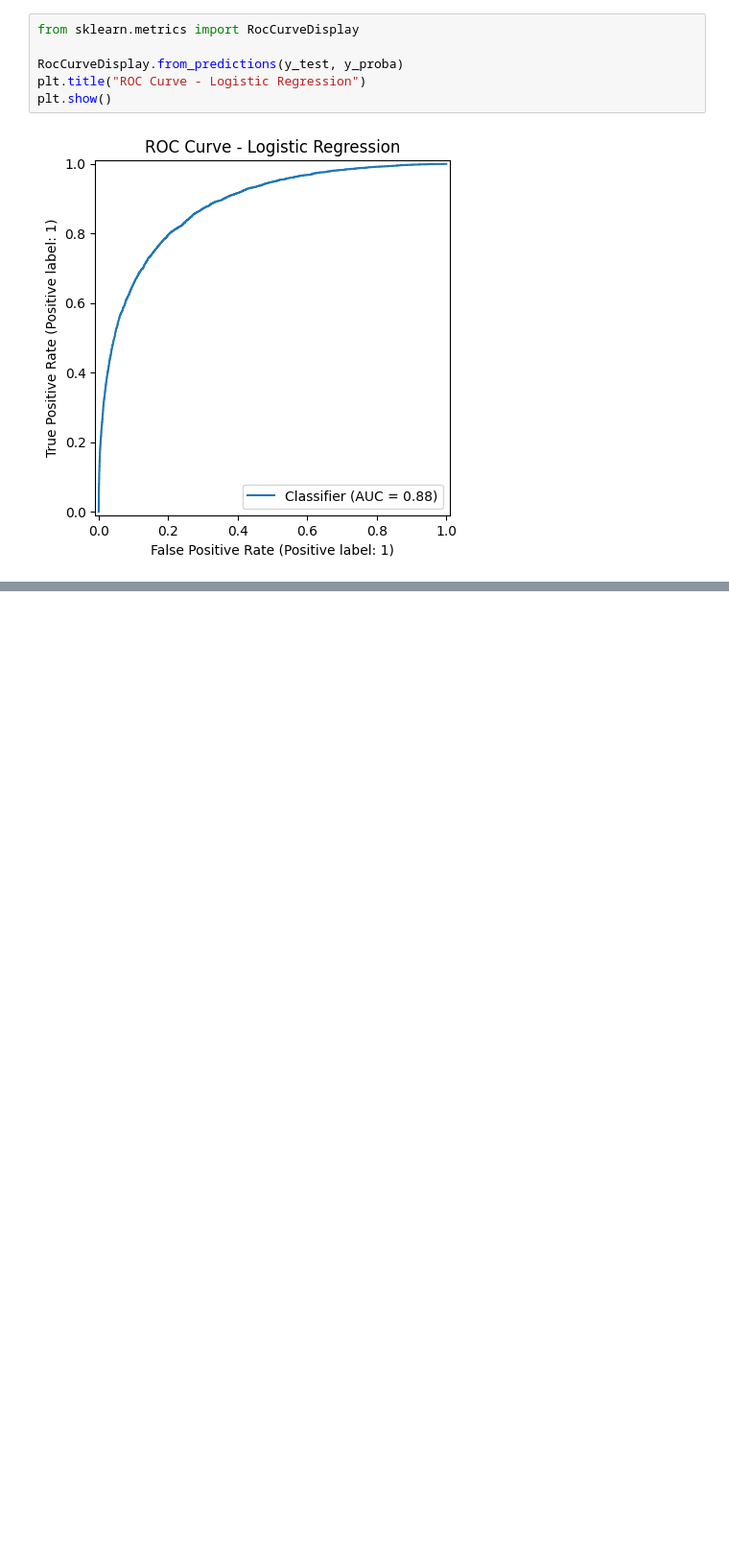
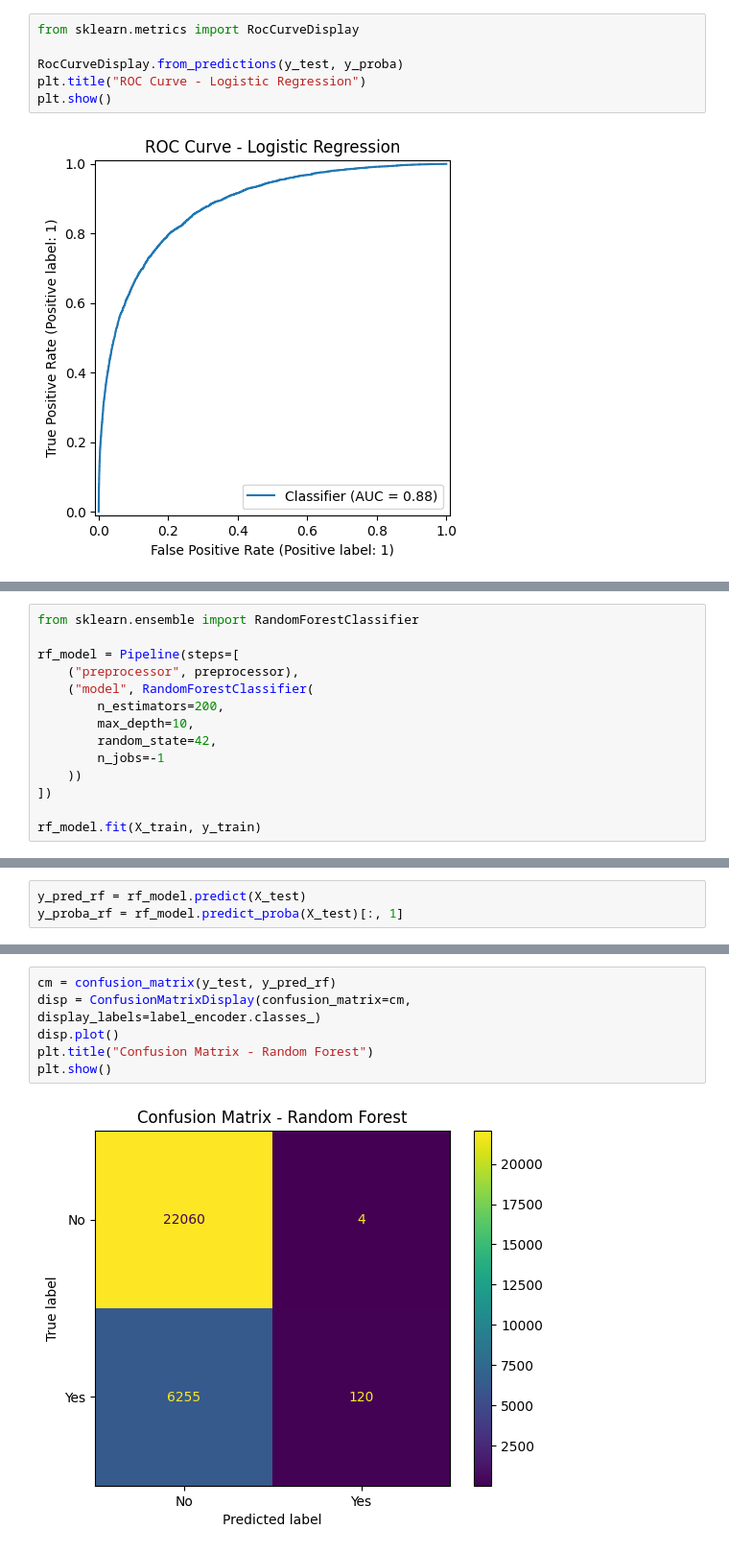
Before and after one commit to SirApollyon/weather-forecast-project, a Jupyter notebook: notebooks/weather_prediction.ipynb, the cells around one changed output, grey strips where cells are left out. Shown at 96% size. Drawn from its saved outputs; the diff is of its cells as text; blank space fills up the shorter version.

Commit message:
Add Random Forest model and comparison

```diff
--- a/notebooks/weather_prediction.ipynb
+++ b/notebooks/weather_prediction.ipynb
@@ -320,0 +328,14 @@ plt.show()
+# %%
+from sklearn.ensemble import RandomForestClassifier
+
+rf_model = Pipeline(steps=[
+    ("preprocessor", preprocessor),
+    ("model", RandomForestClassifier(
+        n_estimators=200,
+        max_depth=10,
+        random_state=42,
+        n_jobs=-1
+    ))
+])
+
+rf_model.fit(X_train, y_train)
@@ -320,0 +360,3 @@ plt.show()
+# %%
+y_pred_rf = rf_model.predict(X_test)
+y_proba_rf = rf_model.predict_proba(X_test)[:, 1]
@@ -320,0 +388,8 @@ plt.show()
+# %%
+cm = confusion_matrix(y_test, y_pred_rf)
+disp = ConfusionMatrixDisplay(confusion_matrix=cm, display_labels=label_encoder.classes_)
+disp.plot()
+plt.title("Confusion Matrix - Random Forest")
+plt.show()
+# %% [output]
+[figure, added]
```
Also changed, not shown: parts of 11 cells of this notebook.
